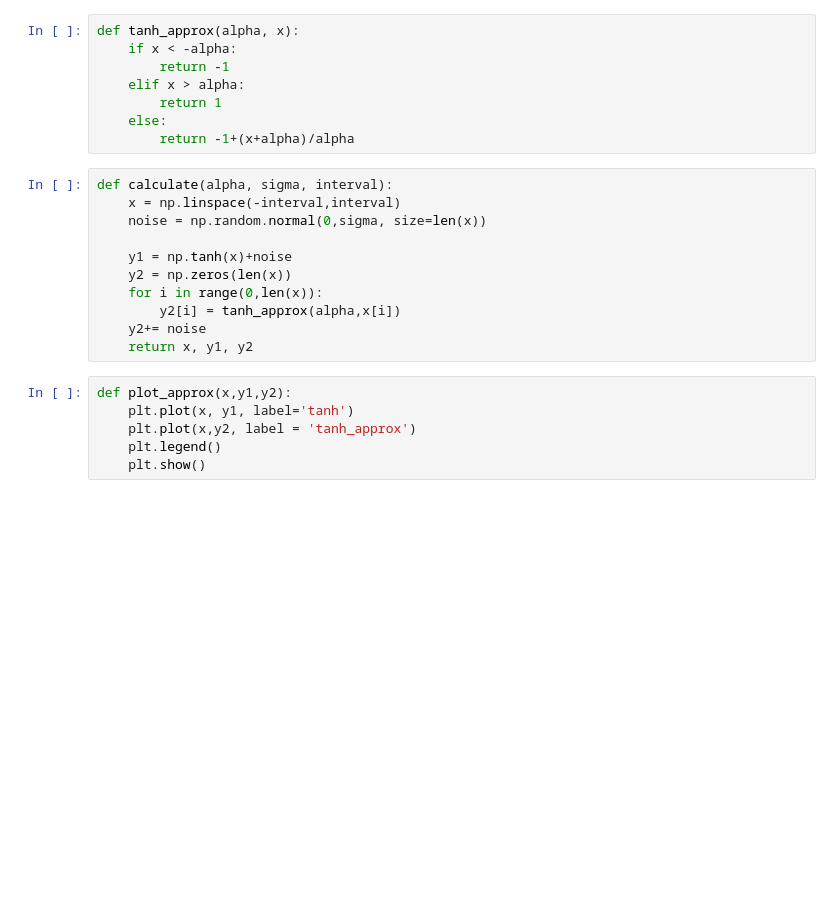
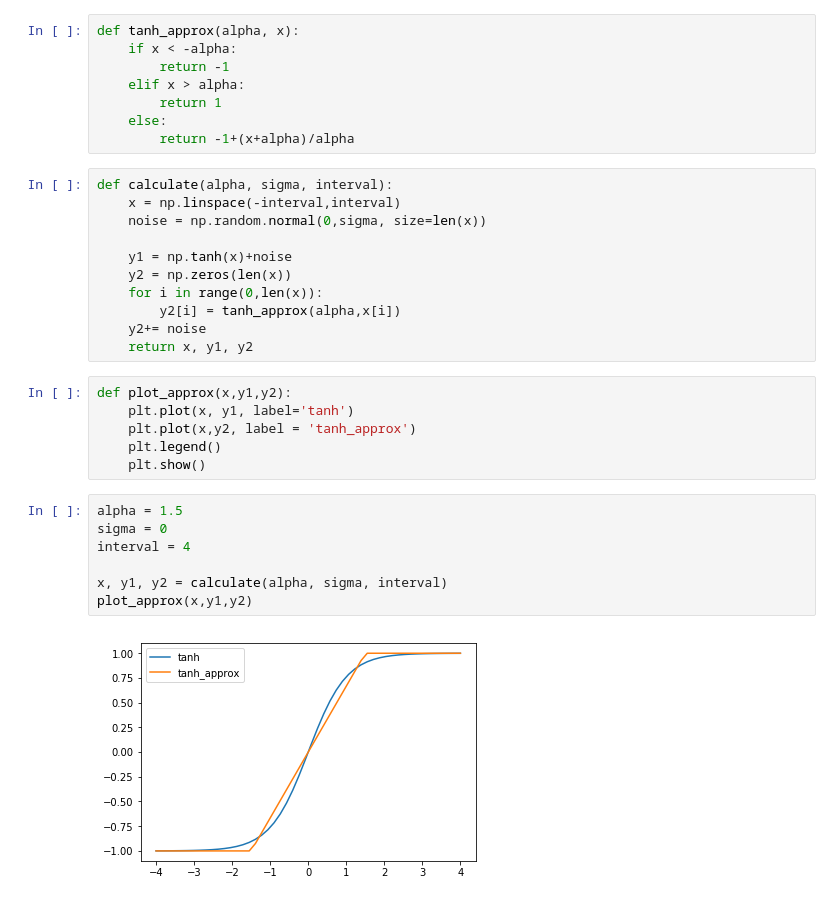
Before and after one commit to jimmysmith1919/RNNs, a Jupyter notebook: tanh_approximation.ipynb, the cells around one changed output. Saved outputs shown, nothing was run; the diff lists cells and outputs as text; blank space fills up the shorter version.

```diff
--- a/tanh_approximation.ipynb
+++ b/tanh_approximation.ipynb
@@ -26,3 +26,12 @@ def plot_approx(x,y1,y2):
     plt.plot(x,y2, label = 'tanh_approx')
     plt.legend()
     plt.show()
+# %%
+alpha = 1.5
+sigma = 0
+interval = 4
+
+x, y1, y2 = calculate(alpha, sigma, interval)
+plot_approx(x,y1,y2)
+# %% [output]
+[figure, added]
```
Also changed, not shown: parts of 5 cells of this notebook, 1 other file.
